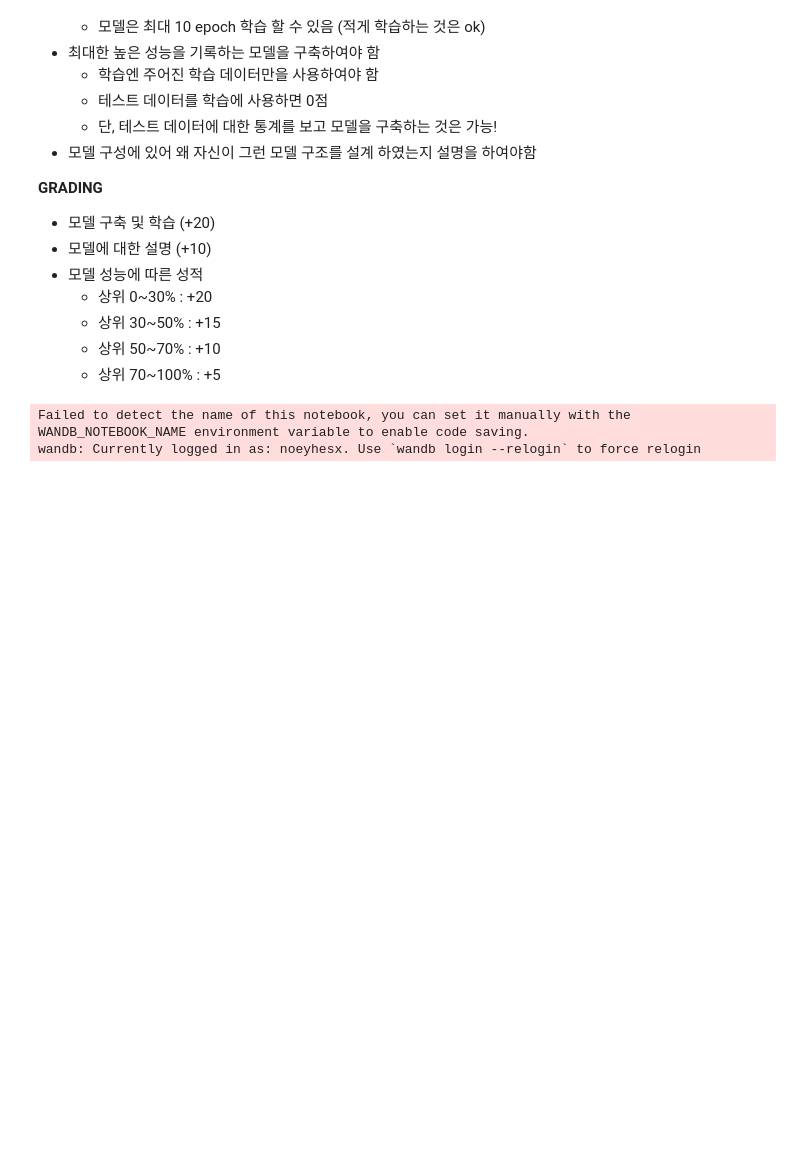
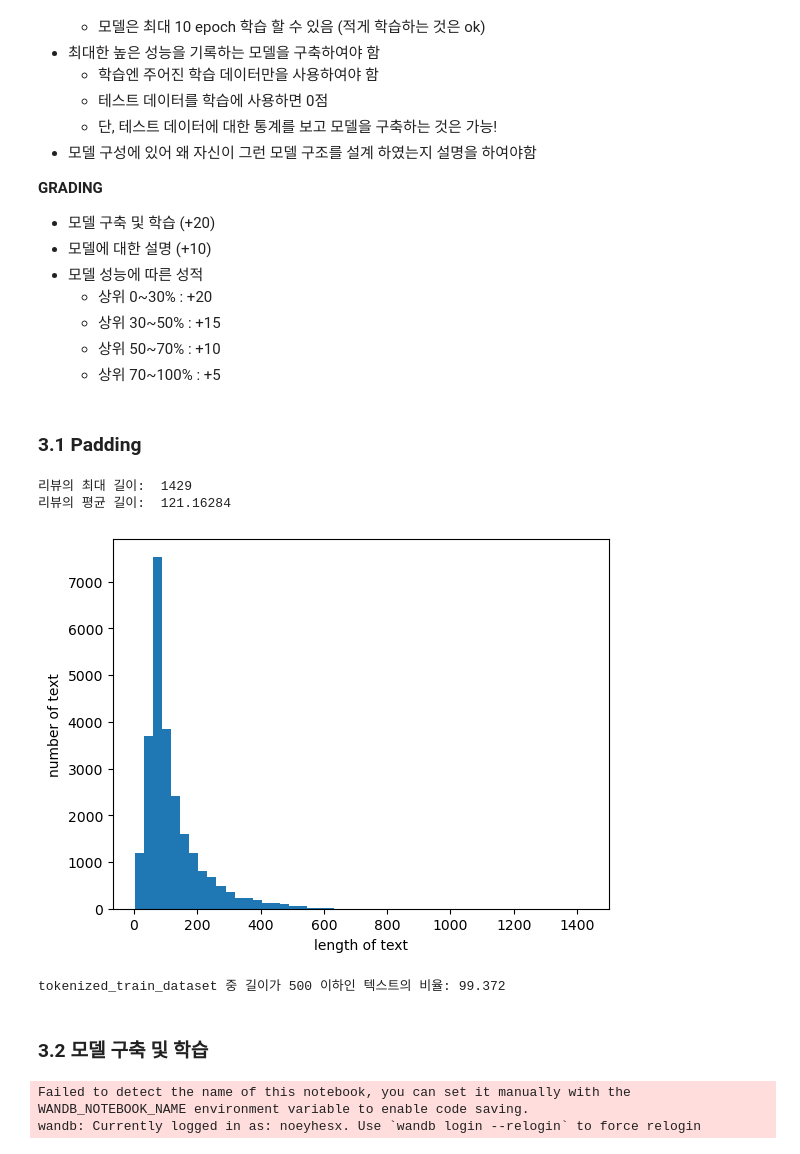
Before and after one commit to BBOXEEEE/CSE541-NLP, a Jupyter notebook: Homework/HW02/2019136056_박세현_HW_02.ipynb, the cells around one changed output. Drawn from its saved outputs; the diff is of its cells as text; code cells hidden in the pictures; blank space fills up the shorter version.

```diff
--- a/Homework/HW02/2019136056_박세현_HW_02.ipynb
+++ b/Homework/HW02/2019136056_박세현_HW_02.ipynb
@@ -300,6 +341,36 @@ print('부정 rare token 수: ', neg_rare_tokens)
     * 상위 30~50% :  +15
     * 상위 50~70% :  +10
     * 상위 70~100% : +5
+# %% [markdown]
+### 3.1 Padding
+# %%
+import matplotlib.pyplot as plt
+
+print('리뷰의 최대 길이: ', max(len(text) for text, _ in tokenized_train_dataset))
+print('리뷰의 평균 길이: ', sum(map(lambda x: len(x[0]), tokenized_train_dataset)) / len(tokenized_train_dataset))
+
+plt.hist([len(text) for text, _ in tokenized_train_dataset], bins=50)
+plt.xlabel('length of text')
+plt.ylabel('number of text')
+plt.show()
+# %% [output]
+리뷰의 최대 길이:  1429
+리뷰의 평균 길이:  121.16284
+[figure, added]
+# %%
+threshold = 500
+
+count = 0
+for text, _ in tokenized_train_dataset:
+    if(len(text) <= threshold):
+        count += 1
+
+ratio = count / len(tokenized_train_dataset) * 100
+print('tokenized_train_dataset 중 길이가 %s 이하인 텍스트의 비율: %s' %(threshold, ratio))
+# %% [output]
+tokenized_train_dataset 중 길이가 500 이하인 텍스트의 비율: 99.372
+# %% [markdown]
+### 3.2 모델 구축 및 학습
 # %%
 import torch
 from torch.utils.data import Dataset, DataLoader
```
Also changed, not shown: parts of 19 cells of this notebook.
